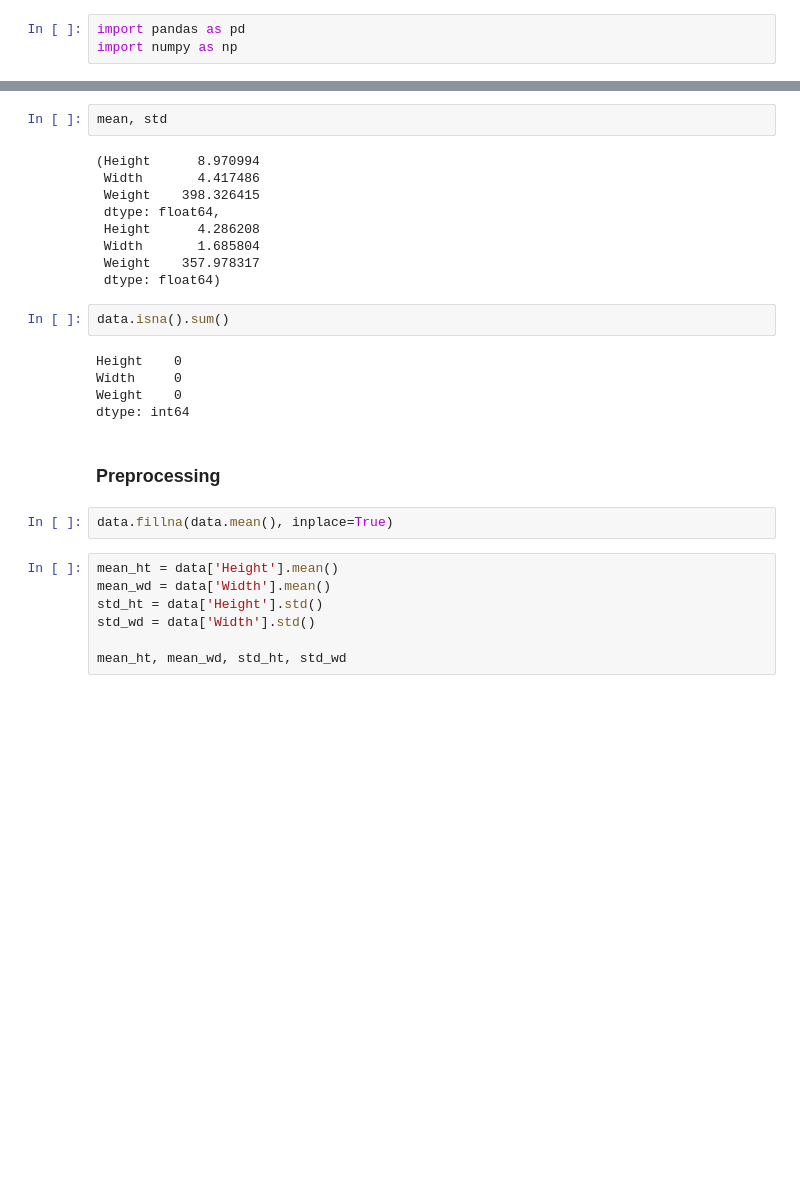
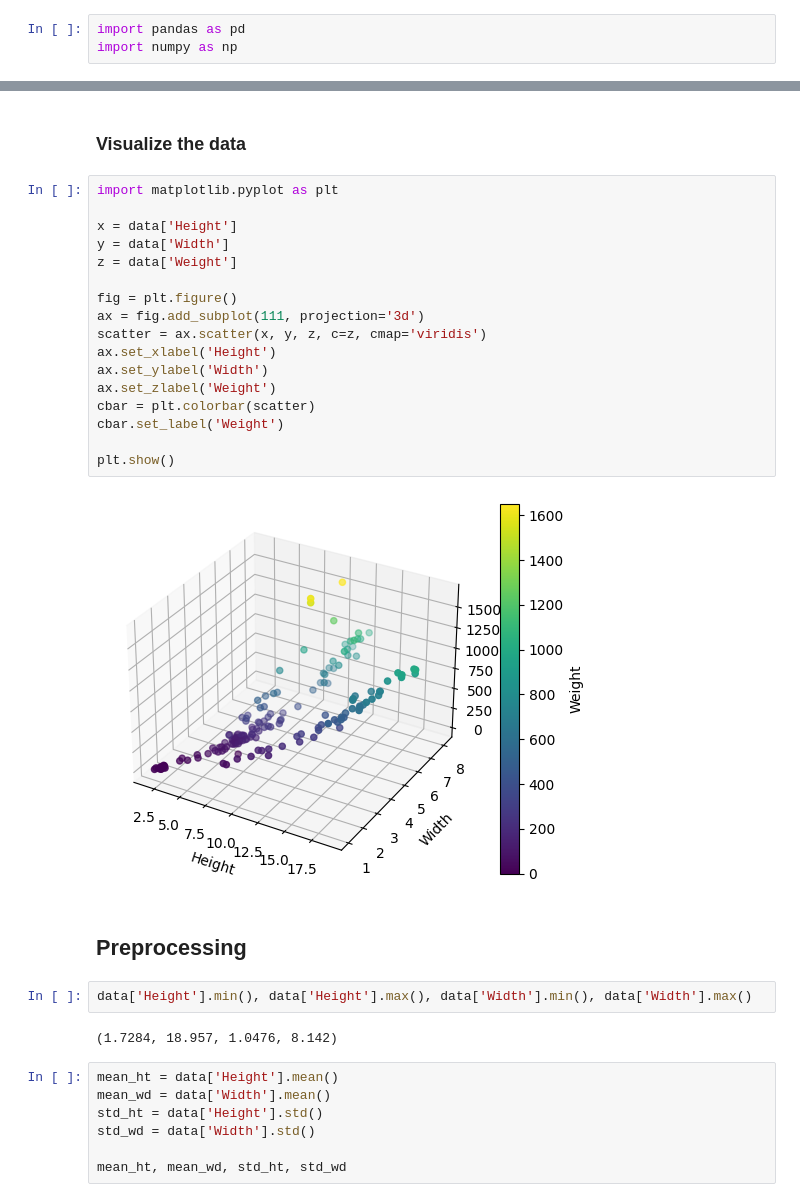
Before and after one commit to avadoe/FoDS-Assignment-1, a Jupyter notebook: 1_b.ipynb, the cells around one changed output, grey strips where cells are left out. Saved outputs shown, nothing was run; the diff lists cells and outputs as text; blank space fills up the shorter version.

```diff
--- a/1_b.ipynb
+++ b/1_b.ipynb
@@ -9,25 +22,30 @@ std = data.std()
-# %%
-mean, std
-# %% [output]
-(Height      8.970994
- Width       4.417486
- Weight    398.326415
- dtype: float64,
- Height      4.286208
- Width       1.685804
- Weight    357.978317
- dtype: float64)
-# %%
-data.isna().sum()
-# %% [output]
-Height    0
-Width     0
-Weight    0
-dtype: int64
+# %% [markdown]
+### Visualize the data
+# %%
+import matplotlib.pyplot as plt
+
+x = data['Height']
+y = data['Width']
+z = data['Weight']
+
+fig = plt.figure()
+ax = fig.add_subplot(111, projection='3d')
+scatter = ax.scatter(x, y, z, c=z, cmap='viridis')
+ax.set_xlabel('Height')
+ax.set_ylabel('Width')
+ax.set_zlabel('Weight')
+cbar = plt.colorbar(scatter)
+cbar.set_label('Weight')
+
+plt.show()
+# %% [output]
+[figure, added]
 # %% [markdown]
-### Preprocessing
+## Preprocessing
-# %%
-data.fillna(data.mean(), inplace=True)
+# %%
+data['Height'].min(), data['Height'].max(), data['Width'].min(), data['Width'].max()
+# %% [output]
+(1.7284, 18.957, 1.0476, 8.142)
 # %%
 mean_ht = data['Height'].mean()
 mean_wd = data['Width'].mean()
```
Also changed, not shown: parts of 23 cells of this notebook, 1 other file.
